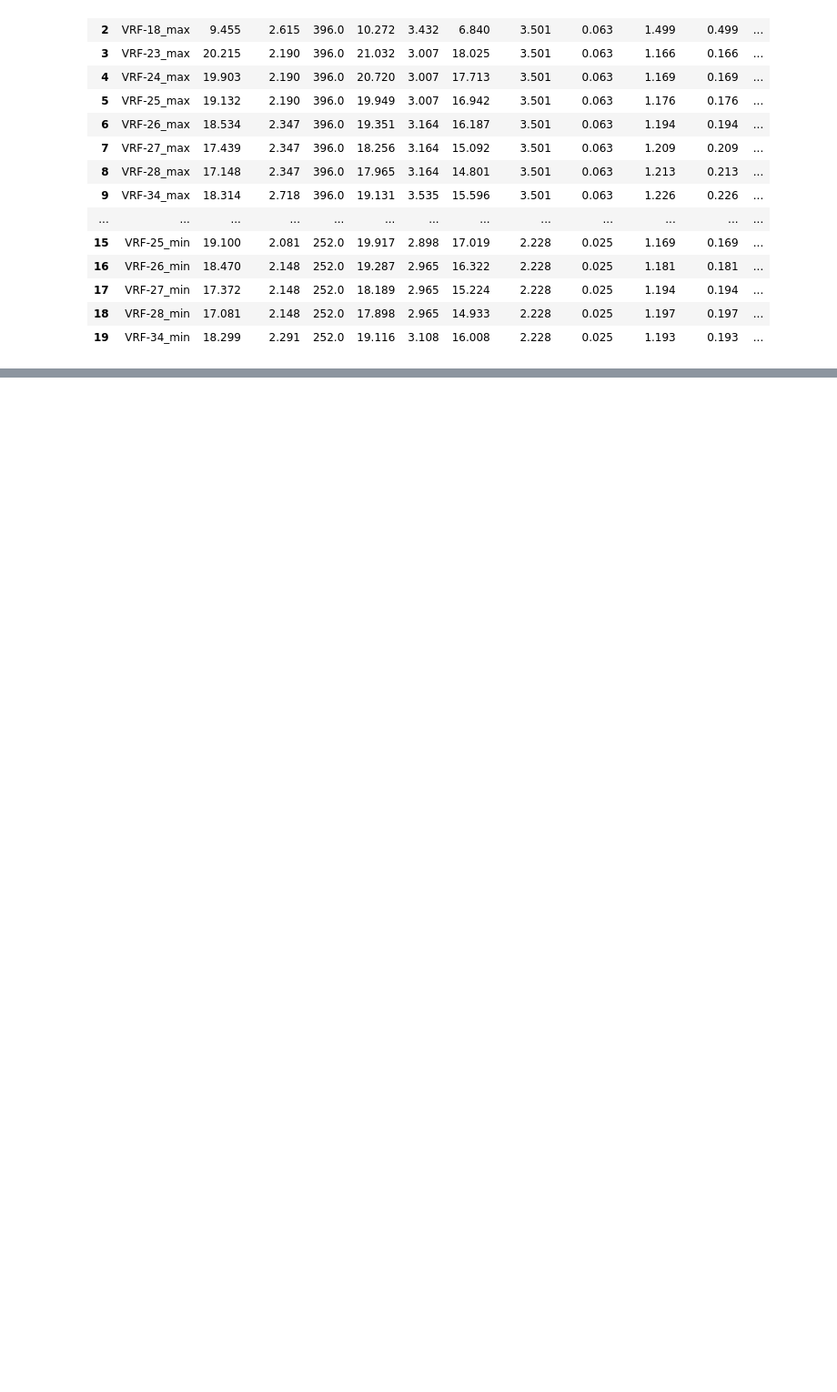
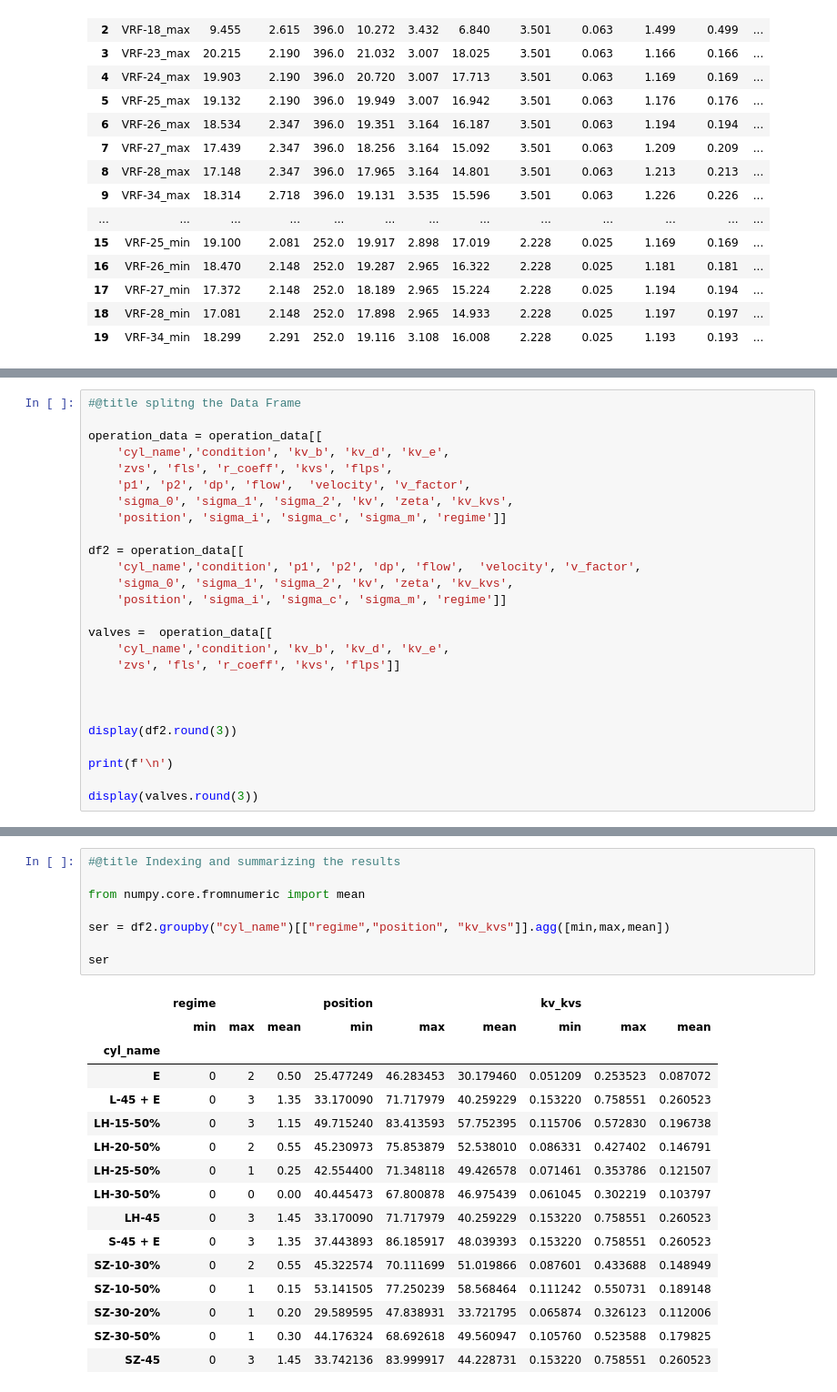
Before and after one commit to ratral/hyd4gpv_py, a Jupyter notebook: gpv_operation_data.ipynb, the cells around one changed output, grey strips where cells are left out. Shown: that part at 91% size. Saved outputs shown, nothing was run; the diff lists cells and outputs as text; blank space fills up the shorter version.

```diff
--- a/gpv_operation_data.ipynb
+++ b/gpv_operation_data.ipynb
@@ -417,0 +433,26 @@ display(operation_data.round(3))
+# %%
+#@title splitng the Data Frame
+
+operation_data = operation_data[[
+    'cyl_name','condition', 'kv_b', 'kv_d', 'kv_e',
+    'zvs', 'fls', 'r_coeff', 'kvs', 'flps',
+    'p1', 'p2', 'dp', 'flow',  'velocity', 'v_factor',
+    'sigma_0', 'sigma_1', 'sigma_2', 'kv', 'zeta', 'kv_kvs',
+    'position', 'sigma_i', 'sigma_c', 'sigma_m', 'regime']]
+
+df2 = operation_data[[
+    'cyl_name','condition', 'p1', 'p2', 'dp', 'flow',  'velocity', 'v_factor',
+    'sigma_0', 'sigma_1', 'sigma_2', 'kv', 'zeta', 'kv_kvs',
+    'position', 'sigma_i', 'sigma_c', 'sigma_m', 'regime']]
+
+valves =  operation_data[[
+    'cyl_name','condition', 'kv_b', 'kv_d', 'kv_e',
+    'zvs', 'fls', 'r_coeff', 'kvs', 'flps']]
+
+
+
+display(df2.round(3))
+
+print(f'\n')
+
+display(valves.round(3))
@@ -417,0 +486,25 @@ display(operation_data.round(3))
+# %%
+#@title Indexing and summarizing the results
+
+from numpy.core.fromnumeric import mean
+
+ser = df2.groupby("cyl_name")[["regime","position", "kv_kvs"]].agg([min,max,mean])
+
+ser
+# %% [output]
+|  | regime |  |  | position |  |  | kv_kvs |  |  |
+|  | min | max | mean | min | max | mean | min | max | mean |
+| cyl_name |  |  |  |  |  |  |  |  |  |
+| E | 0 | 2 | 0.50 | 25.477249 | 46.283453 | 30.179460 | 0.051209 | 0.253523 | 0.087072 |
+| L-45 + E | 0 | 3 | 1.35 | 33.170090 | 71.717979 | 40.259229 | 0.153220 | 0.758551 | 0.260523 |
+| LH-15-50% | 0 | 3 | 1.15 | 49.715240 | 83.413593 | 57.752395 | 0.115706 | 0.572830 | 0.196738 |
+| LH-20-50% | 0 | 2 | 0.55 | 45.230973 | 75.853879 | 52.538010 | 0.086331 | 0.427402 | 0.146791 |
+| LH-25-50% | 0 | 1 | 0.25 | 42.554400 | 71.348118 | 49.426578 | 0.071461 | 0.353786 | 0.121507 |
+| LH-30-50% | 0 | 0 | 0.00 | 40.445473 | 67.800878 | 46.975439 | 0.061045 | 0.302219 | 0.103797 |
+| LH-45 | 0 | 3 | 1.45 | 33.170090 | 71.717979 | 40.259229 | 0.153220 | 0.758551 | 0.260523 |
+| S-45 + E | 0 | 3 | 1.35 | 37.443893 | 86.185917 | 48.039393 | 0.153220 | 0.758551 | 0.260523 |
+| SZ-10-30% | 0 | 2 | 0.55 | 45.322574 | 70.111699 | 51.019866 | 0.087601 | 0.433688 | 0.148949 |
+| SZ-10-50% | 0 | 1 | 0.15 | 53.141505 | 77.250239 | 58.568464 | 0.111242 | 0.550731 | 0.189148 |
+| SZ-30-20% | 0 | 1 | 0.20 | 29.589595 | 47.838931 | 33.721795 | 0.065874 | 0.326123 | 0.112006 |
+| SZ-30-50% | 0 | 1 | 0.30 | 44.176324 | 68.692618 | 49.560947 | 0.105760 | 0.523588 | 0.179825 |
+| SZ-45 | 0 | 3 | 1.45 | 33.742136 | 83.999917 | 44.228731 | 0.153220 | 0.758551 | 0.260523 |
```
Also changed, not shown: parts of 8 cells of this notebook.
